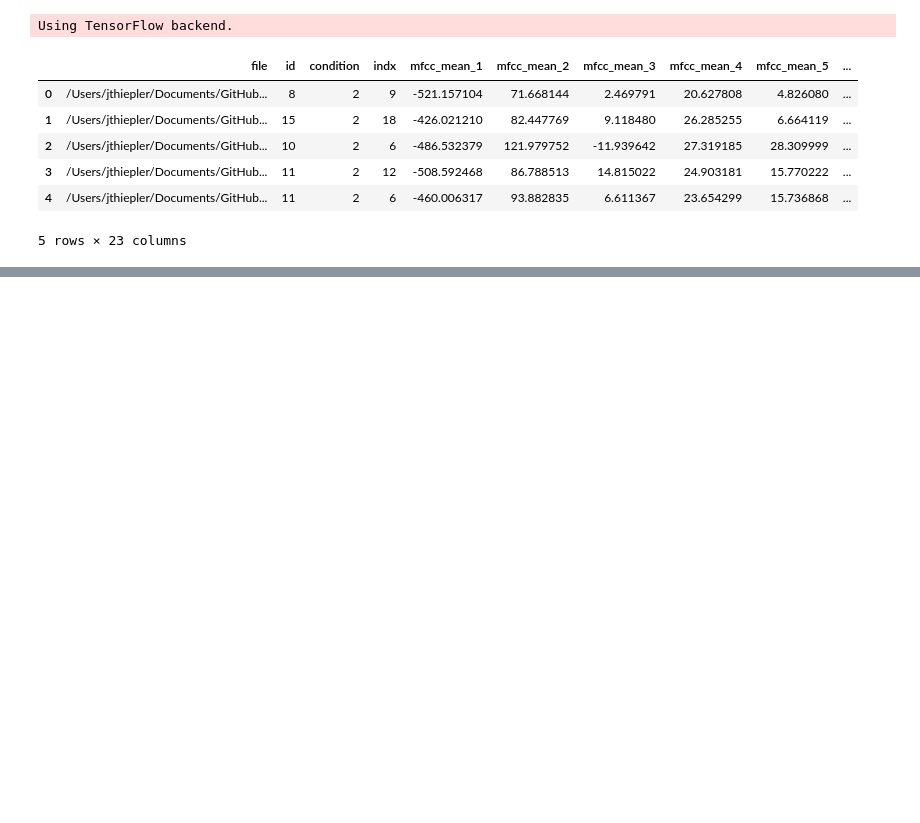
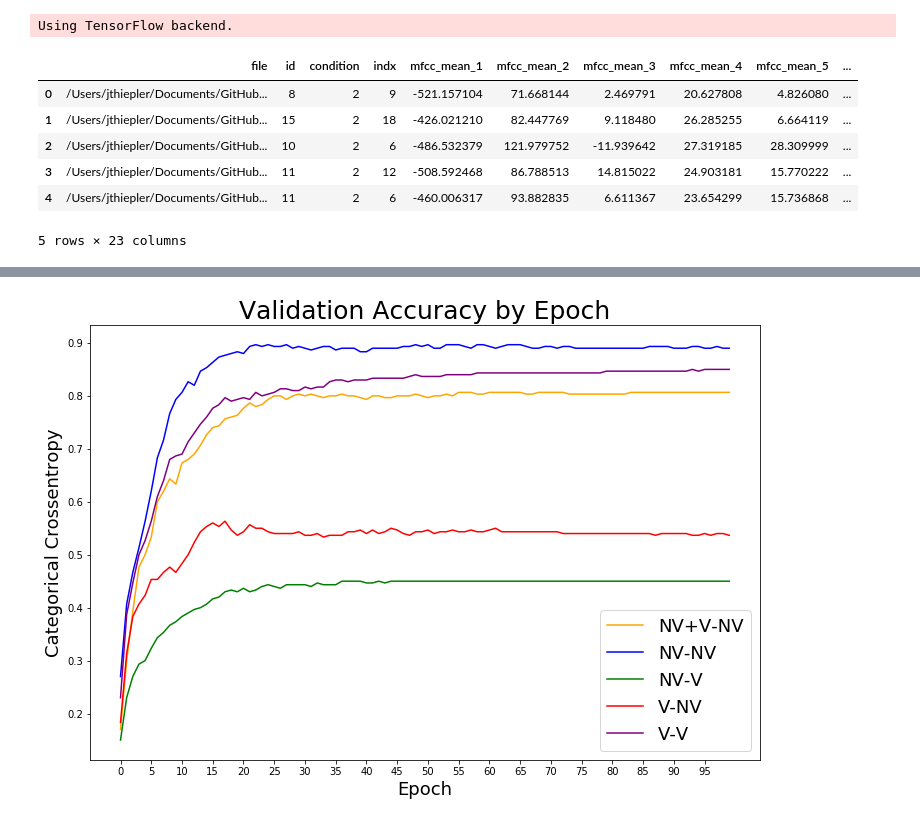
Before and after one commit to jthiepler/voice-classifier, a Jupyter notebook: code.ipynb, the cells around one changed output, grey strips where cells are left out. Saved outputs shown, nothing was run; the diff lists cells and outputs as text; code cells hidden in the pictures; blank space fills up the shorter version.

Commit message:
Added analysis script written in R and some fixes
Signed-off-by: jthiepler <jt@hiepler.name>

```diff
--- a/code.ipynb
+++ b/code.ipynb
@@ -146,7 +146,7 @@ def build_model(n_speakers):
     #model.add(Dropout(0.25))
     model.add(Dense(128, activation = 'relu'))
     #model.add(Dropout(0.5))
-    model.add(Dense(10, activation = 'softmax'))
+    model.add(Dense(n_speakers, activation = 'softmax'))
     model.compile(loss='categorical_crossentropy', metrics=['accuracy'], optimizer='adam')
     early_stop = EarlyStopping(monitor='val_loss', min_delta=0, patience=100, verbose=1, mode='auto')
 
@@ -244,0 +175,79 @@ results_df.to_csv(r'/Users/jthiepler/Documents/GitHub/voice-classifier/results.c
+# %%
+#Parameters
+
+#Which subjects should be used in the experiment
+selection=(1,3,5,8,10,11,12,13,15,18)
+#Number of training samples per subject
+n_train = 10
+#Number of validation samples per subject (set to use all remianing samples after training samples have been chosen)
+n_val = 20-n_train
+#Conditions to be run (first element of tuple is training set, second element is validation set, tuple as element means set will be split between specfified conditions)
+#0 is non-variable, 2 is variable
+conditions = [(("0","2"),"0"),("0","0"),("0","2"),("2","0"),("2","2")]
+#Labels for conditions used for plotting and CSV export
+labels = ["NV+V-NV","NV-NV", "NV-V", "V-NV", "V-V"]
+#Number of iterations per condition (in other words, how many models will be trained per condition)
+iterations = 3
+#Number of speakers, set to default to length of selection list
+n_speakers = len(selection)
+#Option to activate keras logging while training
+log = 0
+#Option to enable graphs for each individual model (NOTE: The graphs will not appear until all models have been trained)
+graph = 0
+
+results2 = [ [] for _ in range(iterations) ]
+avg_results= []
+results_list = []
+colours = ["orange", "blue", "green", "red", "purple"]
+
+#Iterate through conditions
+for i in range(len(conditions)):
+    #Reset result list used for plotting average curves
+    results1 = []
+
+    #Iterate through number of chosen iterations per condition
+    for j in range(iterations):
+
+        #Creating sets
+        [train_set, val_set, X_train, X_val] = create_sets(selection, n_train, n_val, conditions[i])
+
+        #Pre-Processing
+        [y_train, y_val, X_train, X_val] = processing(X_train, X_val, train_set, val_set)
+
+        #Build model
+        [model, early_stop] = build_model(n_speakers)
+
+        #Train
+        result = train_model(model, early_stop, log, graph)
+        results1.append(result)
+        result = result[99]
+        results2[j].append(result)
+
+        #Progress Counter
+        print(str(1+j+i*iterations) + "/" + str(iterations * len(conditions)))
+
+    #Sum accuracy from all runs
+    sum_results = [0] * 100
+    for i in range (0, iterations):
+        sum_results = np.add(sum_results, results1[i])
+
+    #Take average of accuracy from all runs
+    avg_results.append([x / iterations for x in sum_results])
+
+#Plot validation curves of different models
+plt.figure(figsize=(12, 8))
+for k in range(len(conditions)):
+    plt.plot(avg_results[k], label=labels[k], color=colours[k])
+plt.title('Validation Accuracy by Epoch', fontsize = 25)
+plt.xlabel('Epoch', fontsize = 18)
+plt.ylabel('Categorical Crossentropy', fontsize = 18)
+plt.xticks(range(0,100,5), range(0,100,5))
+plt.legend(fontsize = 18);
+
+#Turn list into dataframe
+results_df = pd.DataFrame(results2, columns=labels)
+results_df.head()
+
+#Export dataframe as CSV file
+results_df.to_csv(r'/Users/jthiepler/Documents/GitHub/voice-classifier/results.csv', index=False)
+# %% [output]
@@ -244,0 +269 @@ results_df.to_csv(r'/Users/jthiepler/Documents/GitHub/voice-classifier/results.c
+[figure, added]
```
Also changed, not shown: parts of 2 cells of this notebook, 2 other files.
